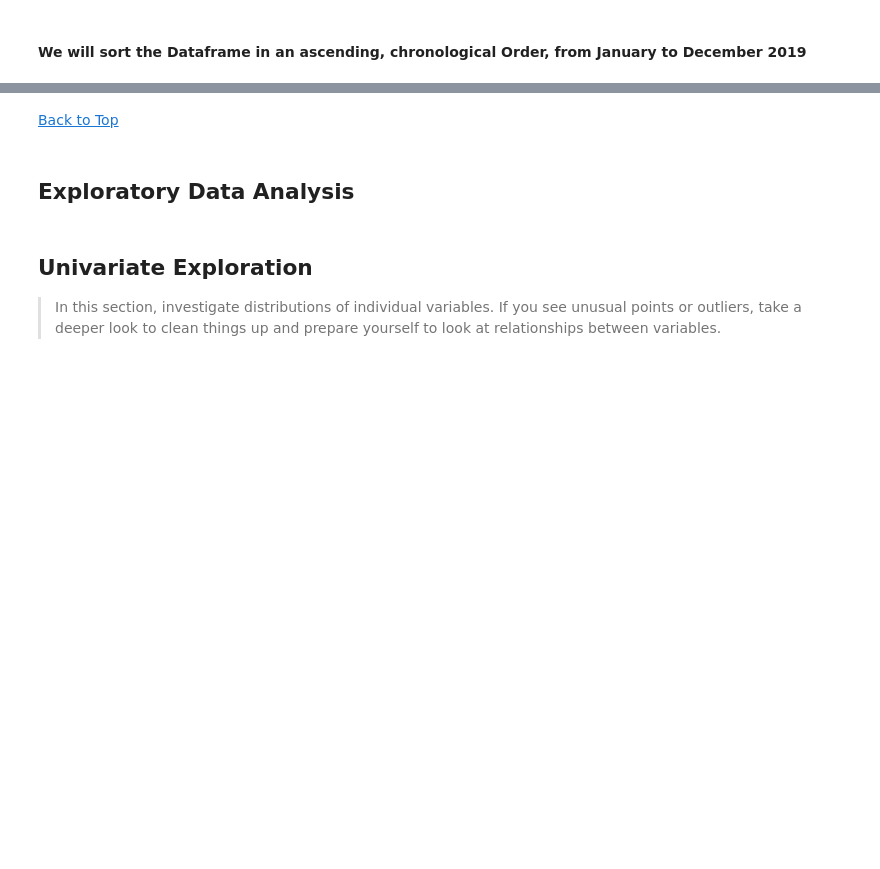
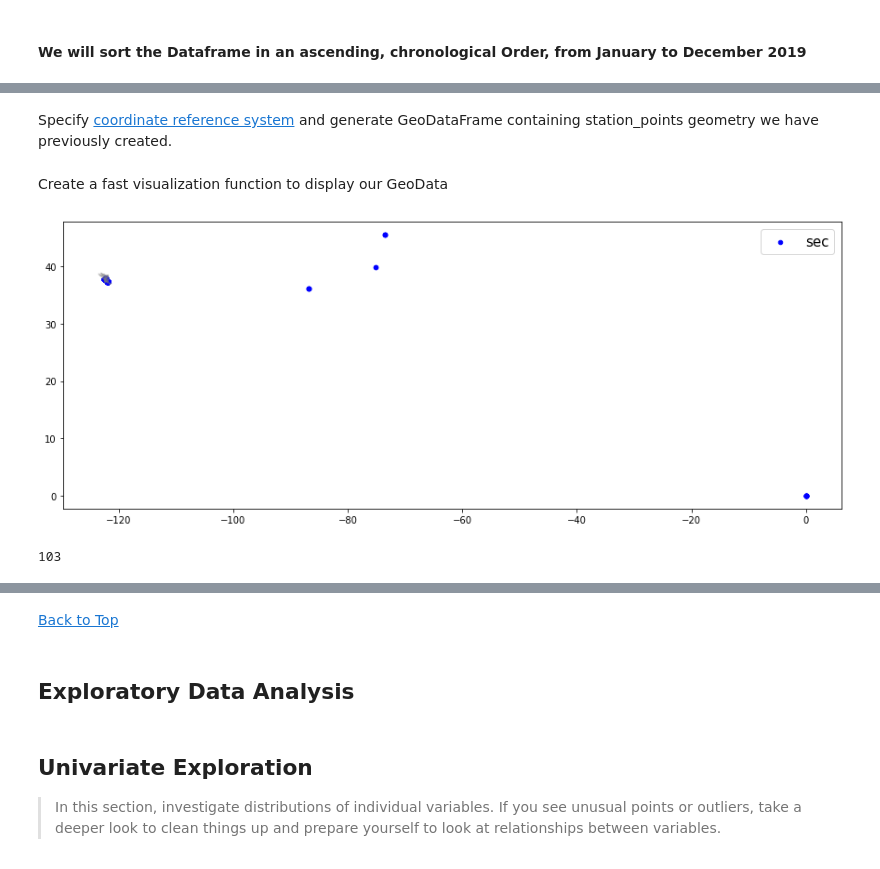
Before and after one commit to chpolyzo/DAND, a Jupyter notebook: fifth_project/exploration.ipynb, the cells around one changed output, grey strips where cells are left out. Cells and saved outputs as stored; diff of their text form; code cells hidden in the pictures; blank space fills up the shorter version.

```diff
--- a/fifth_project/exploration.ipynb
+++ b/fifth_project/exploration.ipynb
@@ -541,0 +567,3 @@ Wall time: 0 ns
+# %%
+#load shapefile
+basemap = gpd.read_file('./san_francisco/hp348jr8547.shp')
@@ -541,0 +572,34 @@ Wall time: 0 ns
+# %%
+#create geometry based on our lat and lon starting points
+%timeit
+station_points = [Point(xy) for xy in zip(df["start_station_longitude"], df["start_station_latitude"])]
+# %% [markdown]
+Specify [coordinate reference system](https://epsg.io/4326) and generate GeoDataFrame containing station_points geometry we have previously created.
+# %%
+crs = {'init': 'epsg: 4326'} #coordinate system WGS 84
+geo_df = gpd.GeoDataFrame(df, crs = crs, geometry = station_points) #create a GeoDataFrame
+# %% [markdown]
+Create a fast visualization function to display our GeoData
+# %%
+#create a function to visualize point geometries with the use of a backround shapefile polygon
+def visualize_geometries(shapefile_path, geo_data):
+    '''Visualize xy point geometries'''
+    basemap = gpd.read_file(shapefile_path)
+    fig, ax = plt.subplots(figsize = (15,15))
+    basemap.plot(ax = ax, alpha = 0.4, color = 'grey')
+    geo_data[geo_data['duration_sec'] > 0].plot(ax = ax, markersize = 20, color = 'blue', marker = 'o', label = 'sec')
+    plt.legend(prop = {'size':15})
+# %%
+#Visualize our GeoDataFrame
+%timeit
+shapefile_path = './san_francisco/hp348jr8547.shp'
+geo_data = geo_df
+visualize_geometries(shapefile_path, geo_data)
+# %% [output]
+[figure, added]
+# %%
+#Inspect geometries out of our GeoDataFrame's boundaries
+invalid_geo = geo_df.query('start_station_latitude < 30 | end_station_latitude < 30 | start_station_longitude > - 100 | end_station_longitude > - 100')
+print(invalid_geo.shape[0])
+# %% [output]
+103
```
Also changed, not shown: parts of 79 cells of this notebook.
